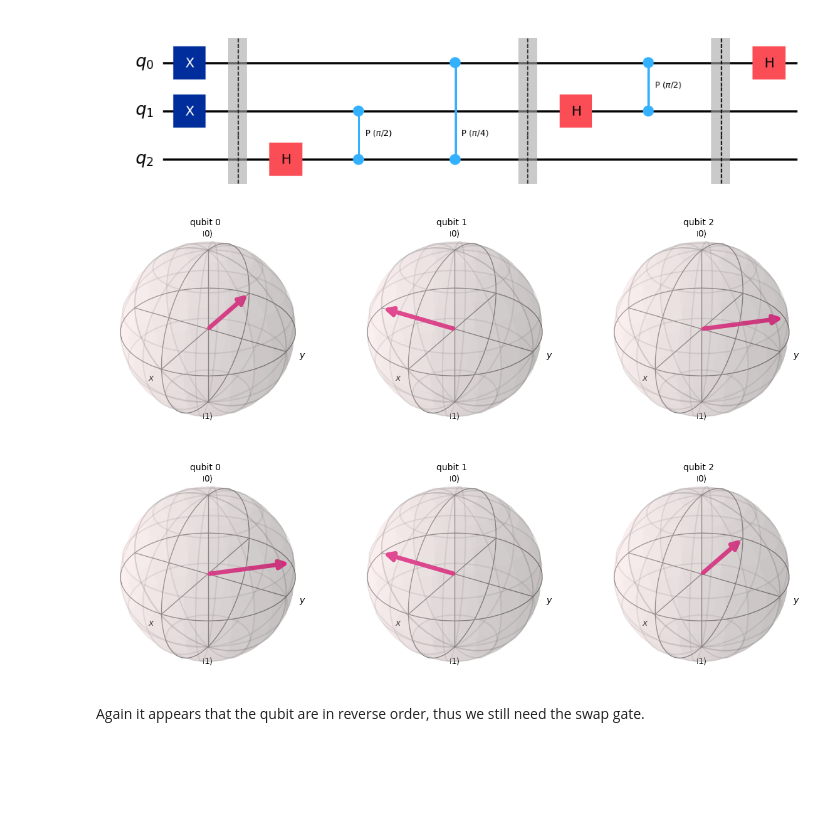
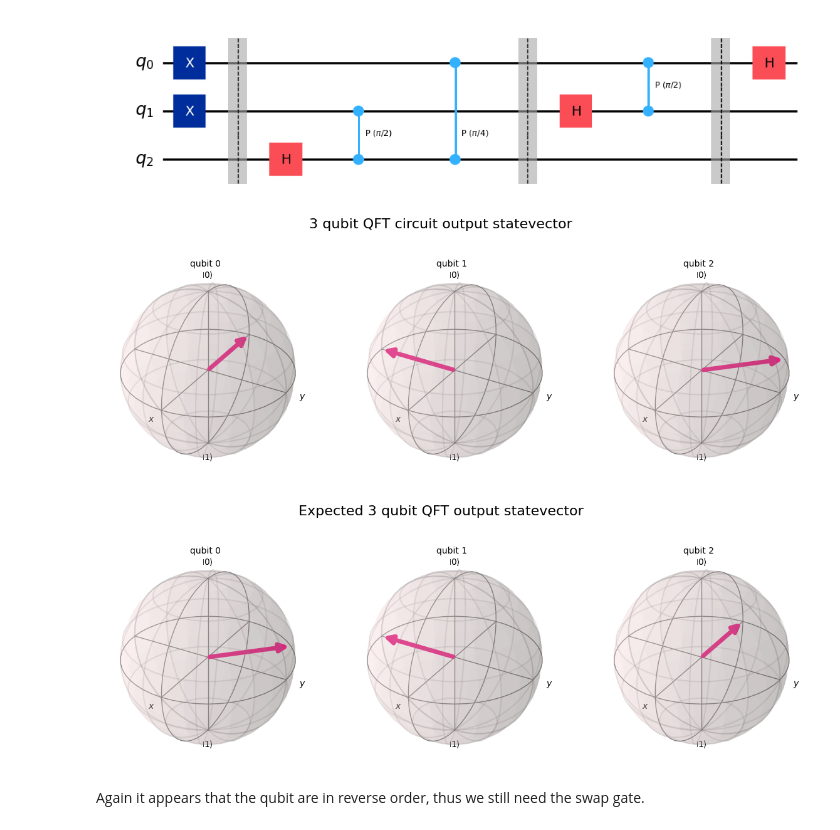
Before and after one commit to Quantum-Linear-Algebra/Intro-to-Quantum-Linear-Algebra, a Jupyter notebook: 4-Quantum_Fourier_Transform.ipynb, the cells around one changed output. Cells and saved outputs as stored; diff of their text form; code cells hidden in the pictures; blank space fills up the shorter version.

```diff
--- a/4-Quantum_Fourier_Transform.ipynb
+++ b/4-Quantum_Fourier_Transform.ipynb
@@ -362,18 +362,18 @@ qft_example.draw('mpl')
 [figure]
 # %%
 sv = Statevector(qft_example)
-plot_bloch_multivector(qft_example)
+plot_bloch_multivector(qft_example, title = '3 qubit QFT circuit output statevector')
 # %% [output]
-[figure, old version]
+[figure, new version]
 # %%
 qft_example_check = QuantumCircuit(3)
 for i in range(3):
     qft_example_check.h(i)
     qft_example_check.p(2*pi/2**(3-i)*num, i)
 sv = Statevector(qft_example_check)
-plot_bloch_multivector(qft_example_check)
+plot_bloch_multivector(qft_example_check, title = 'Expected 3 qubit QFT output statevector')
 # %% [output]
-[figure, old version]
+[figure, new version]
 # %% [markdown]
 Again it appears that the qubit are in reverse order, thus we still need the swap gate.
 # %%
```
Also changed, not shown: parts of 3 cells of this notebook, 1 other file.
